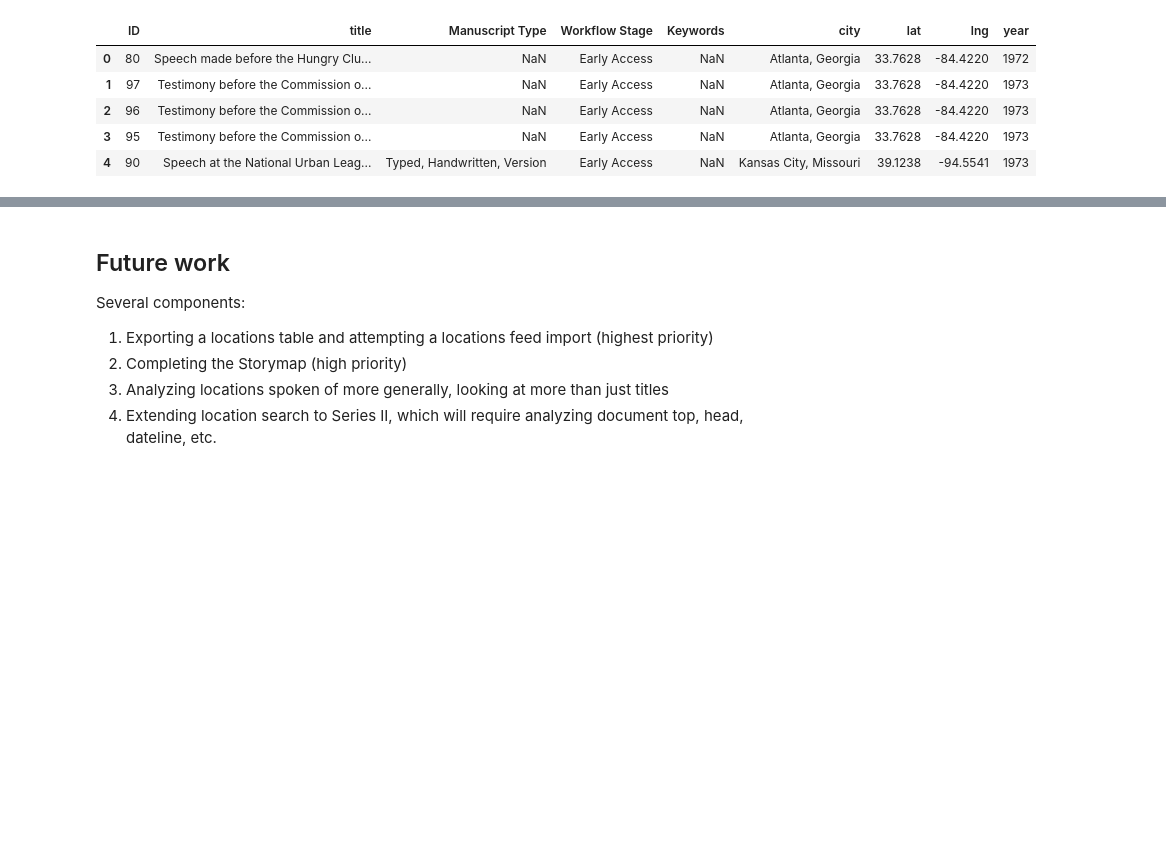
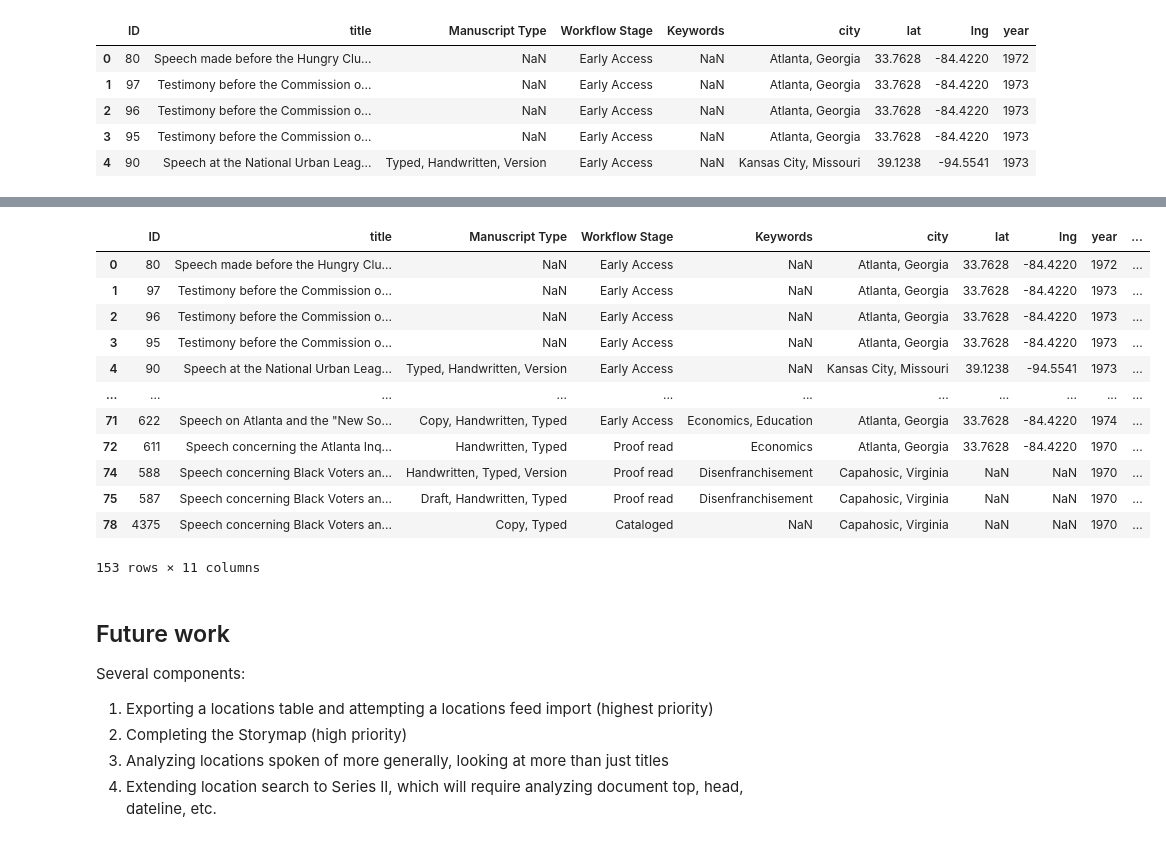
Before and after one commit to charlie-perez-35/JBPP, a Jupyter notebook: storymap-layers/mapping_with_nlp.ipynb, the cells around one changed output, grey strips where cells are left out. Drawn from its saved outputs; the diff is of its cells as text; code cells hidden in the pictures; blank space fills up the shorter version.

```diff
--- a/storymap-layers/mapping_with_nlp.ipynb
+++ b/storymap-layers/mapping_with_nlp.ipynb
@@ -356,3 +396,19 @@ export.head()
+# %%
+export
+# %% [output]
+|  | ID | title | Manuscript Type | Workflow Stage | Keywords | city | lat | lng | year | ... |
+| 0 | 80 | Speech made before the Hungry Clu... | NaN | Early Access | NaN | Atlanta, Georgia | 33.7628 | -84.4220 | 1972 | ... |
+| 1 | 97 | Testimony before the Commission o... | NaN | Early Access | NaN | Atlanta, Georgia | 33.7628 | -84.4220 | 1973 | ... |
+| 2 | 96 | Testimony before the Commission o... | NaN | Early Access | NaN | Atlanta, Georgia | 33.7628 | -84.4220 | 1973 | ... |
+| 3 | 95 | Testimony before the Commission o... | NaN | Early Access | NaN | Atlanta, Georgia | 33.7628 | -84.4220 | 1973 | ... |
+| 4 | 90 | Speech at the National Urban Leag... | Typed, Handwritten, Version | Early Access | NaN | Kansas City, Missouri | 39.1238 | -94.5541 | 1973 | ... |
+| ... | ... | ... | ... | ... | ... | ... | ... | ... | ... | ... |
+| 71 | 622 | Speech on Atlanta and the "New So... | Copy, Handwritten, Typed | Early Access | Economics, Education | Atlanta, Georgia | 33.7628 | -84.4220 | 1974 | ... |
+| 72 | 611 | Speech concerning the Atlanta Inq... | Handwritten, Typed | Proof read | Economics | Atlanta, Georgia | 33.7628 | -84.4220 | 1970 | ... |
+| 74 | 588 | Speech concerning Black Voters an... | Handwritten, Typed, Version | Proof read | Disenfranchisement | Capahosic, Virginia | NaN | NaN | 1970 | ... |
+| 75 | 587 | Speech concerning Black Voters an... | Draft, Handwritten, Typed | Proof read | Disenfranchisement | Capahosic, Virginia | NaN | NaN | 1970 | ... |
+| 78 | 4375 | Speech concerning Black Voters an... | Copy, Typed | Cataloged | NaN | Capahosic, Virginia | NaN | NaN | 1970 | ... |
+153 rows × 11 columns
 # %%
 export.to_csv('tagged_speeches_toArcGIS_20250818.csv')
 # %% [markdown]
```
Also changed, not shown: parts of 19 cells of this notebook.
